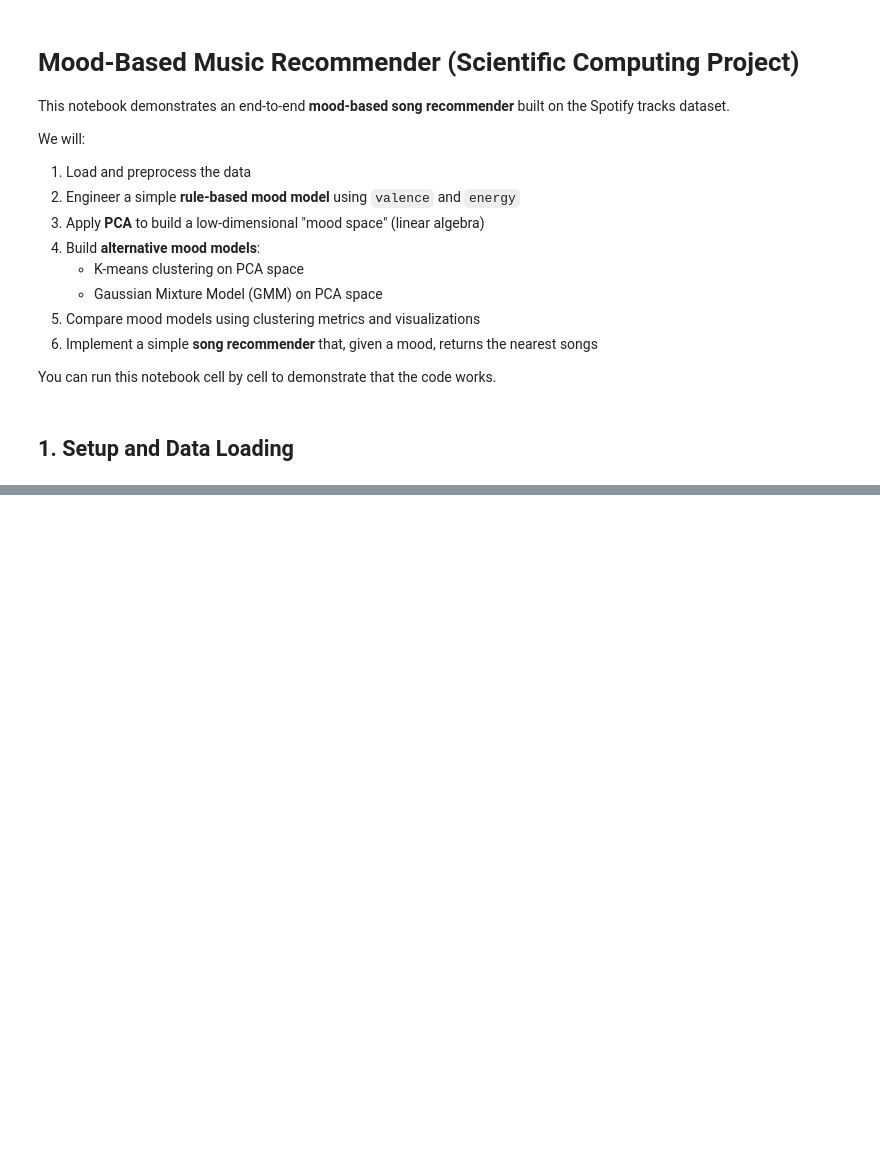
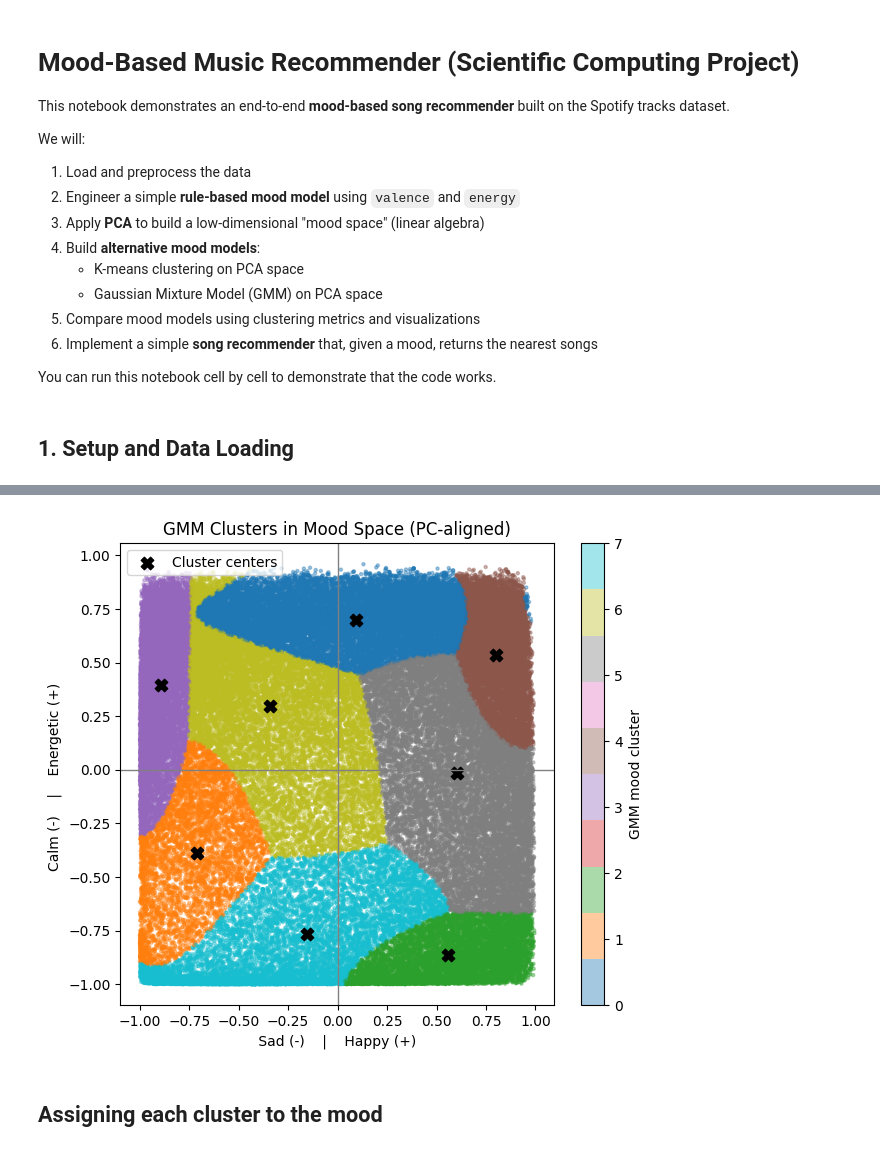
Before and after one commit to era5yl/Scientific-Computing-Project, a Jupyter notebook: mood_music_recommender.ipynb, the cells around one changed output, grey strips where cells are left out. Cells and saved outputs as stored; diff of their text form; code cells hidden in the pictures; blank space fills up the shorter version.

```diff
--- a/mood_music_recommender.ipynb
+++ b/mood_music_recommender.ipynb
@@ -258,0 +180,20 @@ You can now tweak thresholds, the number of clusters, or add more sophisticated
+# %%
+
+
+X_mood = df[["mood_x", "mood_y"]].values
+
+n_components = 8  # choose how many mood-ish clusters you want
+gmm_mood = GaussianMixture(
+    n_components=n_components,
+    covariance_type="full",
+    random_state=42
+)
+
+df["mood_cluster"] = gmm_mood.fit_predict(X_mood)
+
+# Inspect cluster centers in mood space
+cluster_centers = pd.DataFrame(
+    gmm_mood.means_, columns=["mood_x_center", "mood_y_center"]
+)
+cluster_centers["cluster"] = np.arange(n_components)
+cluster_centers
@@ -258,0 +210,29 @@ You can now tweak thresholds, the number of clusters, or add more sophisticated
+# %%
+# Cell 4: Visualize mood clusters in the Happy–Sad / Energetic–Calm plane
+
+import matplotlib.pyplot as plt
+
+plt.figure(figsize=(7, 6))
+scatter = plt.scatter(
+    df["mood_x"], df["mood_y"],
+    c=df["mood_cluster"], s=5, alpha=0.4, cmap="tab10"
+)
+plt.axhline(0, color="gray", linewidth=1)
+plt.axvline(0, color="gray", linewidth=1)
+plt.xlabel(" Sad (-)    |    Happy (+) ")
+plt.ylabel("Calm (-)    |    Energetic (+) ")
+plt.title("GMM Clusters in Mood Space (PC-aligned)")
+plt.colorbar(scatter, label="GMM mood cluster")
+
+# plot cluster centers
+plt.scatter(
+    cluster_centers["mood_x_center"],
+    cluster_centers["mood_y_center"],
+    c="black", s=80, marker="X", label="Cluster centers"
+)
+plt.legend()
+plt.show()
+# %% [output]
+[figure, added]
+# %% [markdown]
+## Assigning each cluster to the mood
```
Also changed, not shown: parts of 57 cells of this notebook.
